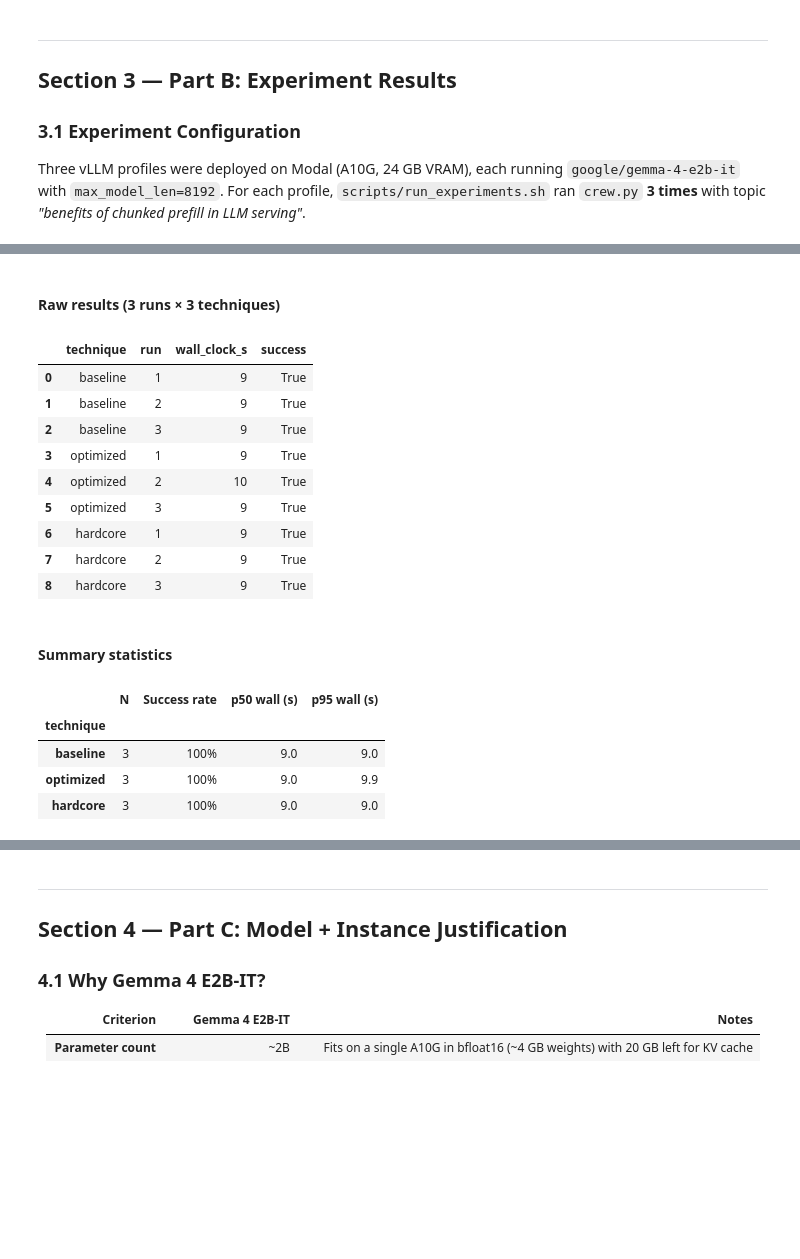
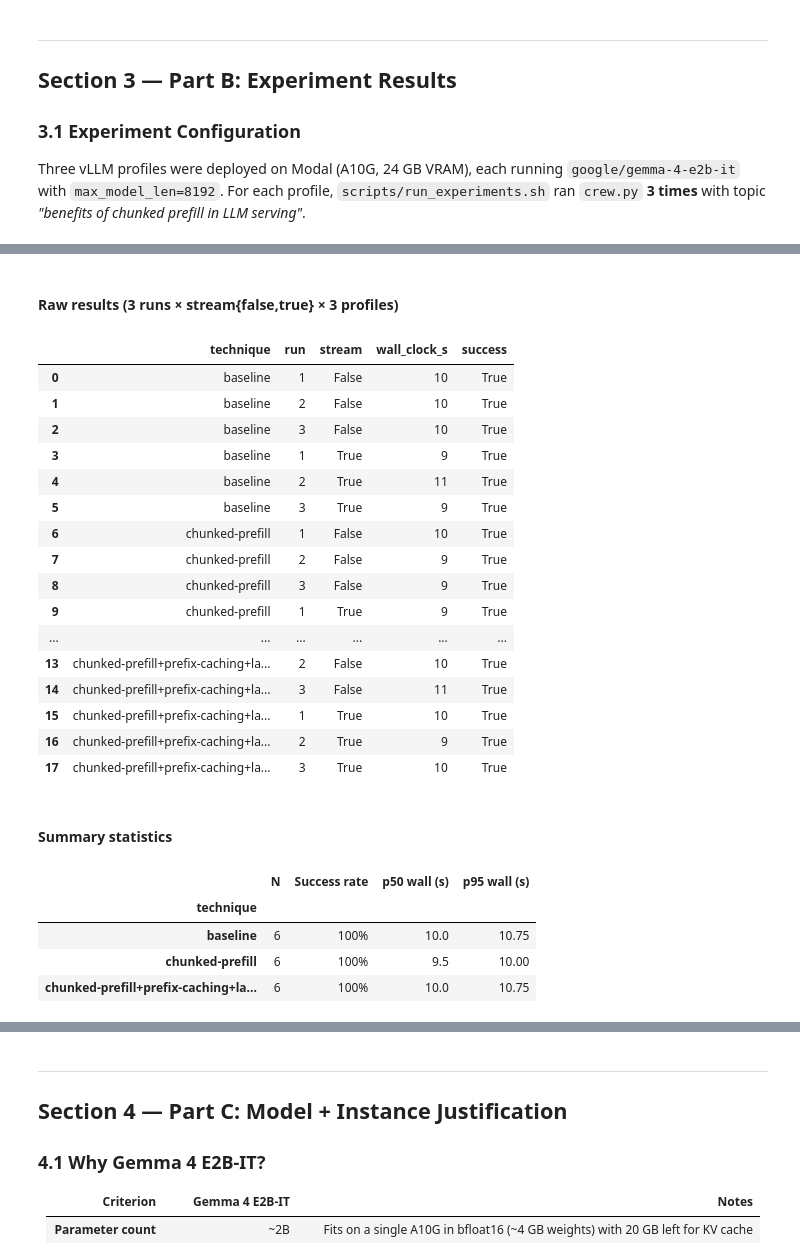
Before and after one commit to IngoTB303/inference-gateway, a Jupyter notebook: submission.ipynb, the cells around one changed output, grey strips where cells are left out. Cells and saved outputs as stored; diff of their text form; code cells hidden in the pictures; blank space fills up the shorter version.

```diff
--- a/submission.ipynb
+++ b/submission.ipynb
@@ -325,25 +201,34 @@ Experiment configuration
 # %%
 # ── Per-run raw data ───────────────────────────────────────────────────
-display(HTML("<h4>Raw results (3 runs × 3 techniques)</h4>"))
+display(HTML("<h4>Raw results (3 runs × stream{false,true} × 3 profiles)</h4>"))
 show_cols = ["technique", "run", "wall_clock_s", "success"]
-for optional in ("ttft_s", "prompt_tokens", "completion_tokens"):
+for optional in ("stream", "ttft_s", "prompt_tokens", "completion_tokens"):
     if optional in df.columns:
-        show_cols.append(optional)
+        show_cols.insert(2 if optional == "stream" else len(show_cols), optional)
 display(df[show_cols])
 # %% [output]
-Raw results (3 runs × 3 techniques)
+Raw results (3 runs × stream{false,true} × 3 profiles)
-|  | technique | run | wall_clock_s | success |
-| 0 | baseline | 1 | 9 | True |
-| 1 | baseline | 2 | 9 | True |
-| 2 | baseline | 3 | 9 | True |
-| 3 | optimized | 1 | 9 | True |
-| 4 | optimized | 2 | 10 | True |
-| 5 | optimized | 3 | 9 | True |
-| 6 | hardcore | 1 | 9 | True |
-| 7 | hardcore | 2 | 9 | True |
-| 8 | hardcore | 3 | 9 | True |
+|  | technique | run | stream | wall_clock_s | success |
+| 0 | baseline | 1 | False | 10 | True |
+| 1 | baseline | 2 | False | 10 | True |
+| 2 | baseline | 3 | False | 10 | True |
+| 3 | baseline | 1 | True | 9 | True |
+| 4 | baseline | 2 | True | 11 | True |
+| 5 | baseline | 3 | True | 9 | True |
+| 6 | chunked-prefill | 1 | False | 10 | True |
+| 7 | chunked-prefill | 2 | False | 9 | True |
+| 8 | chunked-prefill | 3 | False | 9 | True |
+| 9 | chunked-prefill | 1 | True | 9 | True |
+| ... | ... | ... | ... | ... | ... |
+| 13 | chunked-prefill+prefix-caching+la... | 2 | False | 10 | True |
+| 14 | chunked-prefill+prefix-caching+la... | 3 | False | 11 | True |
+| 15 | chunked-prefill+prefix-caching+la... | 1 | True | 10 | True |
+| 16 | chunked-prefill+prefix-caching+la... | 2 | True | 9 | True |
+| 17 | chunked-prefill+prefix-caching+la... | 3 | True | 10 | True |
 # %%
 # ── Summary statistics ────────────────────────────────────────────────────────
+TECHNIQUES = ["baseline", "chunked-prefill", "chunked-prefill+prefix-caching+large-batch"]
+
 agg_spec = {
     "runs":         ("run", "count"),
     "success_rate": ("success", lambda x: f"{x.mean()*100:.0f}%"),
@@ -359,7 +244,9 @@ summary = df.groupby("technique").agg(**agg_spec).rename(columns={
     "p50_wall": "p50 wall (s)", "p95_wall": "p95 wall (s)",
     "p50_ttft": "p50 TTFT (s)", "p95_ttft": "p95 TTFT (s)",
 })
-summary = summary.reindex(["baseline", "optimized", "hardcore"])
+# Reindex tolerating any legacy label so sample data still renders
+summary = summary.reindex([t for t in TECHNIQUES if t in summary.index] +
+                         [t for t in summary.index if t not in TECHNIQUES])
 
 display(HTML("<h4>Summary statistics</h4>"))
 display(summary)
@@ -367,8 +254,8 @@ display(summary)
 Summary statistics
 |  | N | Success rate | p50 wall (s) | p95 wall (s) |
 | technique |  |  |  |  |
-| baseline | 3 | 100% | 9.0 | 9.0 |
-| optimized | 3 | 100% | 9.0 | 9.9 |
-| hardcore | 3 | 100% | 9.0 | 9.0 |
+| baseline | 6 | 100% | 10.0 | 10.75 |
+| chunked-prefill | 6 | 100% | 9.5 | 10.00 |
+| chunked-prefill+prefix-caching+la... | 6 | 100% | 10.0 | 10.75 |
 # %%
 # ── Latency plots: wall-clock p50/p95 and (if available) TTFT ────────────────
```
Also changed, not shown: parts of 11 cells of this notebook, 16 other files.
